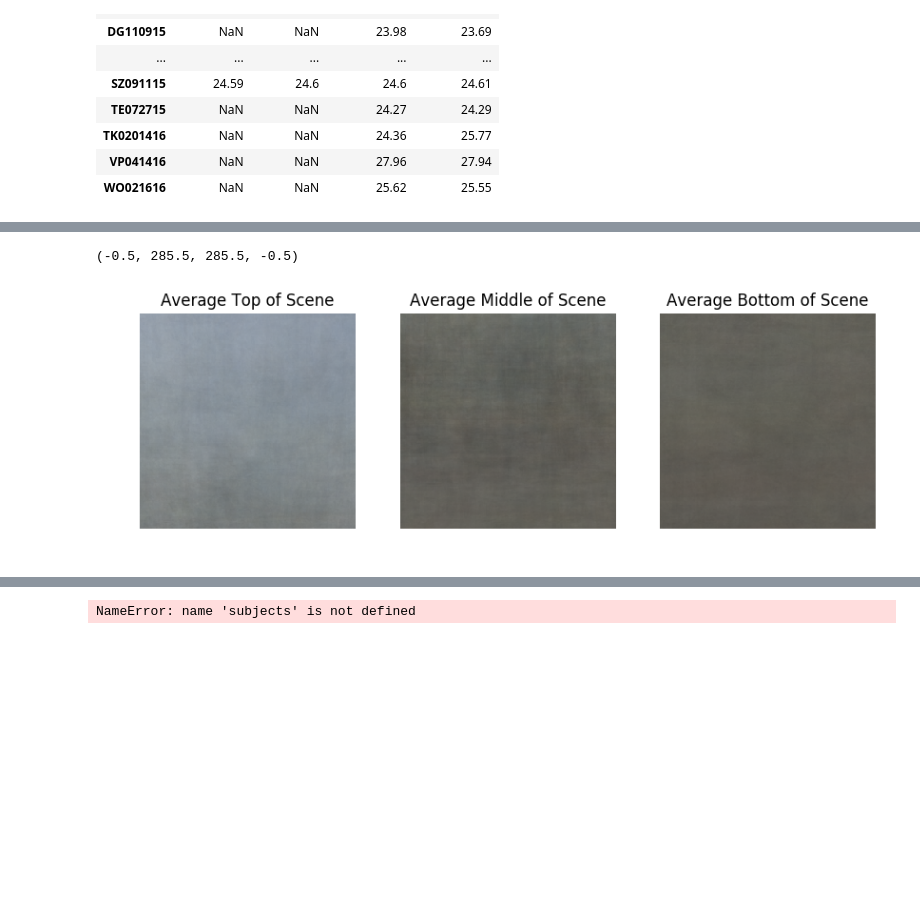
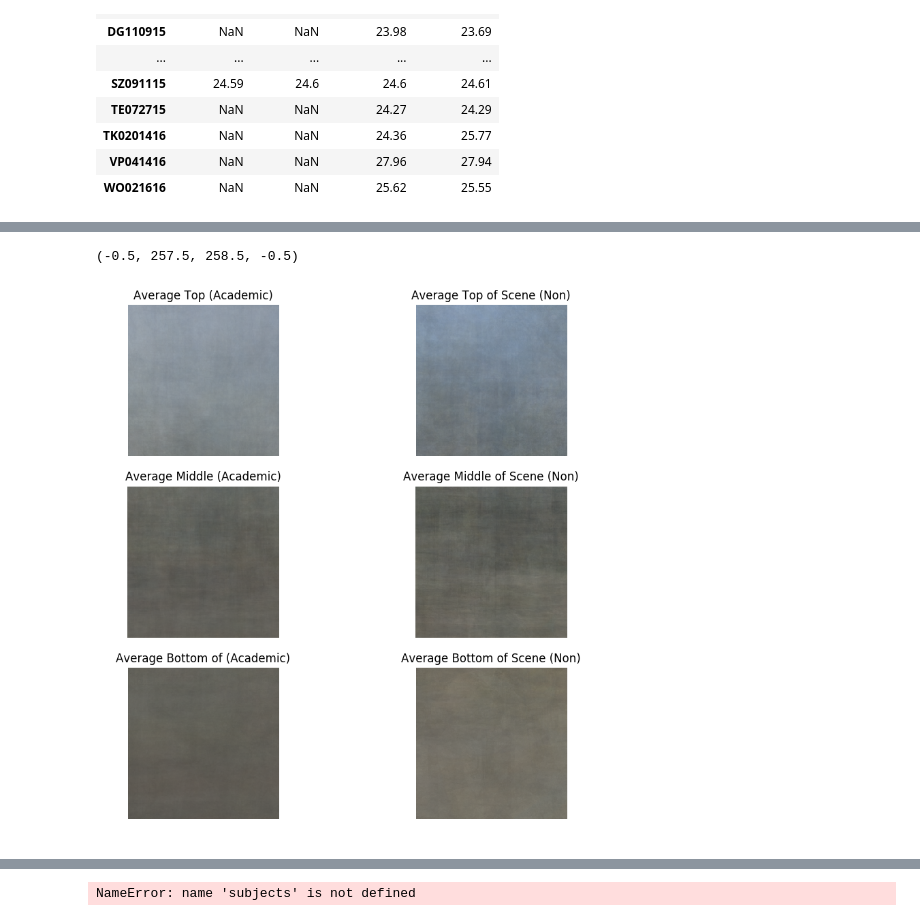
Before and after one commit to Akshugopi/myopiaNaturalScenes, a Jupyter notebook: myopiaNaturalScenes.ipynb, the cells around one changed output, grey strips where cells are left out. Cells and saved outputs as stored; diff of their text form; code cells hidden in the pictures; blank space fills up the shorter version.

```diff
--- a/myopiaNaturalScenes.ipynb
+++ b/myopiaNaturalScenes.ipynb
@@ -16,10 +16,10 @@ import utils.readin_utils as readin
 # %%
 #read our photo files
 aca_datadir = './data/**/*Pano*/*AP*/**'
-nonaca_datadir = './data/**/*Pano*/*NA*/**'
+naca_datadir = './data/**/*Pano*/*NA*/**'
 
 aca_photos = readin.readin_jpgs(aca_datadir)
-nonaca_photos = readin.readin_jpgs(nonaca_datadir)
+naca_photos = readin.readin_jpgs(naca_datadir)
 # %%
 #read in axial lengths
 aca_xls = './data/Non Academic Period Master Spreadsheet 8.13.15 .xlsx'
@@ -80,12 +80,18 @@ def read_ims(filelist):
 try:
     raw_images
 except NameError:
-    raw_images, min_h, min_w = read_ims(aca_photos)
+    aca_raw_images, aca_min_h, aca_min_w = read_ims(aca_photos)
+    naca_raw_images, naca_min_h, naca_min_w = read_ims(naca_photos)
 
-plt.imshow(raw_images[20])
+plt.imshow(aca_raw_images[20])
 
-print('min image height: {}'.format(min_h))
-print('min image width: {}'.format(min_w))
+print('min image height: {}'.format(aca_min_h))
+print('min image width: {}'.format(aca_min_w))
+
+plt.imshow(naca_raw_images[20])
+
+print('min image height: {}'.format(naca_min_h))
+print('min image width: {}'.format(naca_min_w))
 # %% [output]
 min image height: 286
 min image width: 640
@@ -138,32 +155,49 @@ plt.imshow(sim)
 # %%
 def avgims(ims):
     ims_arr = np.asarray(ims)
     #average images  - first index must be list of images
     avg = np.zeros_like(ims_arr[0])
     #print(np.shape(avg))
     for c in range(np.shape(avg)[2]): #loop over R, G, and B
         avg[:,:,c] = np.mean(ims_arr[:,:,:,c],axis=0)
     return(avg)
 
-avgim = avgims(images)
-avgim_top = avgims(images_top)
-avgim_middle = avgims(images_middle)
-avgim_bottom = avgims(images_bottom)
+#non academic
+naca_avgim = avgims(naca_images)
+naca_avgim_top = avgims(naca_images_top)
+naca_avgim_middle = avgims(naca_images_middle)
+naca_avgim_bottom = avgims(naca_images_bottom)
 
-plt.figure(figsize=(10,3))
+#academic
+aca_avgim = avgims(aca_images)
+aca_avgim_top = avgims(aca_images_top)
+aca_avgim_middle = avgims(aca_images_middle)
+aca_avgim_bottom = avgims(aca_images_bottom)
 
-plt.subplot(1,3,1,title='Average Top of Scene')
-plt.imshow(avgim_top)
+plt.figure(figsize=(10,10))
+
+plt.subplot(3,2,1,title='Average Top (Academic)')
+plt.imshow(aca_avgim_top)
 plt.axis('off')
-plt.subplot(1,3,2,title='Average Middle of Scene')
-plt.imshow(avgim_middle)
+plt.subplot(3,2,3,title='Average Middle (Academic)')
+plt.imshow(aca_avgim_middle)
 plt.axis('off')
-plt.subplot(1,3,3,title='Average Bottom of Scene')
-plt.imshow(avgim_bottom)
+plt.subplot(3,2,5,title='Average Bottom of (Academic)')
+plt.imshow(aca_avgim_bottom)
 plt.axis('off')
+
+plt.subplot(3,2,2,title='Average Top of Scene (Non)')
+plt.imshow(naca_avgim_top)
+plt.axis('off')
+plt.subplot(3,2,4,title='Average Middle of Scene (Non)')
+plt.imshow(naca_avgim_middle)
+plt.axis('off')
+plt.subplot(3,2,6,title='Average Bottom of Scene (Non)')
+plt.imshow(naca_avgim_bottom)
+plt.axis('off')
 # %% [output]
-(-0.5, 285.5, 285.5, -0.5)
+(-0.5, 257.5, 258.5, -0.5)
-[figure, old version]
+[figure, new version]
 # %%
 def spatialft(image):
     # Take the fourier transform of the image.
```
Also changed, not shown: parts of 5 cells of this notebook.
